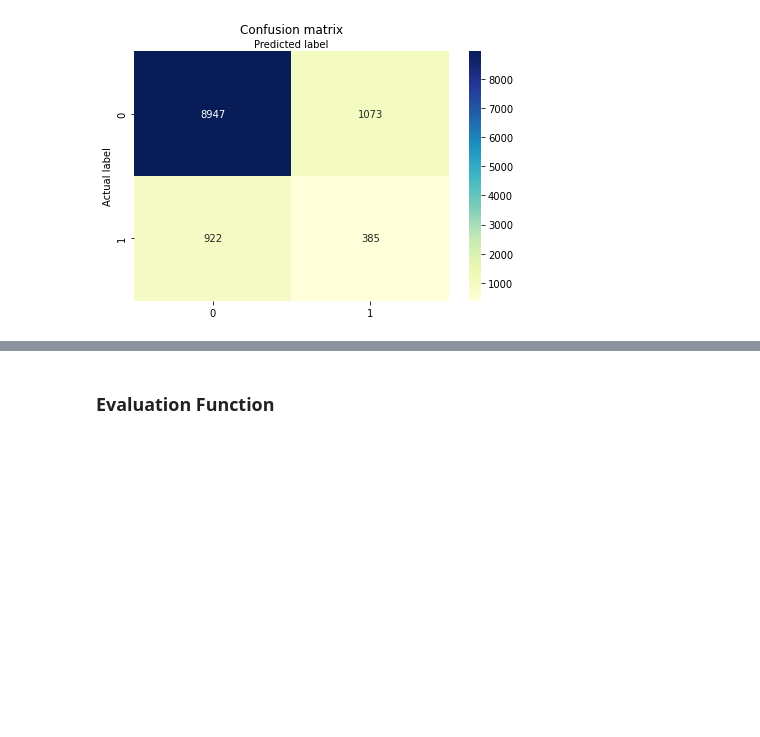
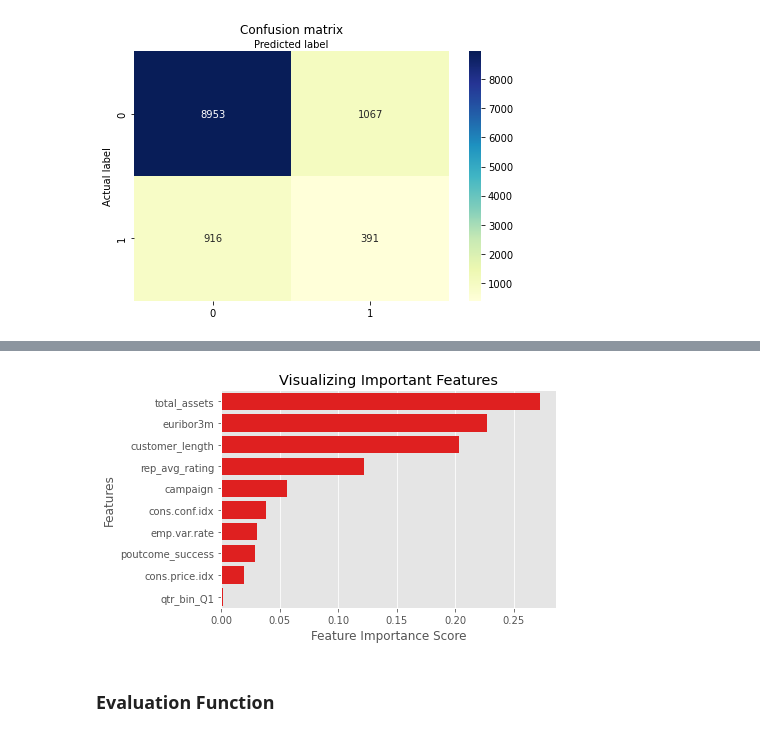
Before and after one commit to mulcahrj/DATA6545_Final, a Jupyter notebook: Decision_Tree.ipynb, the cells around one changed output, grey strips where cells are left out. Drawn from its saved outputs; the diff is of its cells as text; code cells hidden in the pictures; blank space fills up the shorter version.

```diff
--- a/Decision_Tree.ipynb
+++ b/Decision_Tree.ipynb
@@ -69,11 +69,11 @@ from imblearn.over_sampling import SMOTE
 # %% [markdown]
 ### Metrics and Scores
 # %%
-X_train = features_train.iloc[:,:-1].values
-y_train = features_train.iloc[:,-1].values
+X_train = features_train.iloc[:,:-1]
+y_train = features_train.iloc[:,-1]
 
-X_test = features_test.iloc[:,:-1].values
-y_test = features_test.iloc[:,-1].values
+X_test = features_test.iloc[:,:-1]
+y_test = features_test.iloc[:,-1]
 # %%
 #Create a Decision Tree Classifier
 clf = DecisionTreeClassifier()
@@ -142,0 +143,3 @@ AUC Score: 0.5937409419874864
+# %%
+feature_imp = pd.Series(clf.feature_importances_, index=list(X_train.columns)).sort_values(ascending=False)
+feature_imp
@@ -143,3 +158,17 @@ AUC Score: 0.5937409419874864
+# %%
+%matplotlib inline
+plt.style.use('ggplot')
+
+# Creating a bar plot
+sns.barplot(x=feature_imp, y=feature_imp.index,color='r')
+
+# Add labels to your graph
+plt.xlabel('Feature Importance Score')
+plt.ylabel('Features')
+plt.title("Visualizing Important Features")
+plt.show()
+# %% [output]
+[figure, added]
 # %% [markdown]
 ### Evaluation Function
 # %%
```
Also changed, not shown: parts of 6 cells of this notebook.
